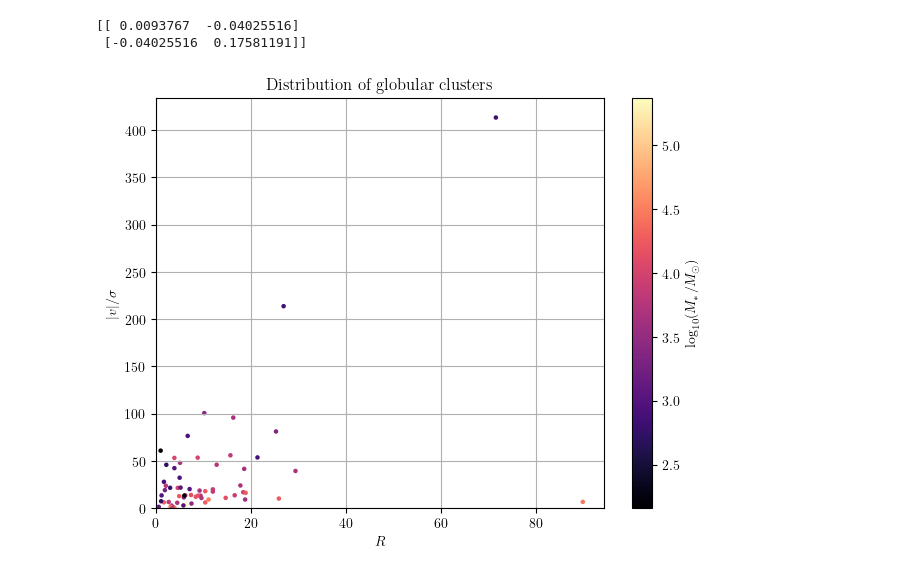
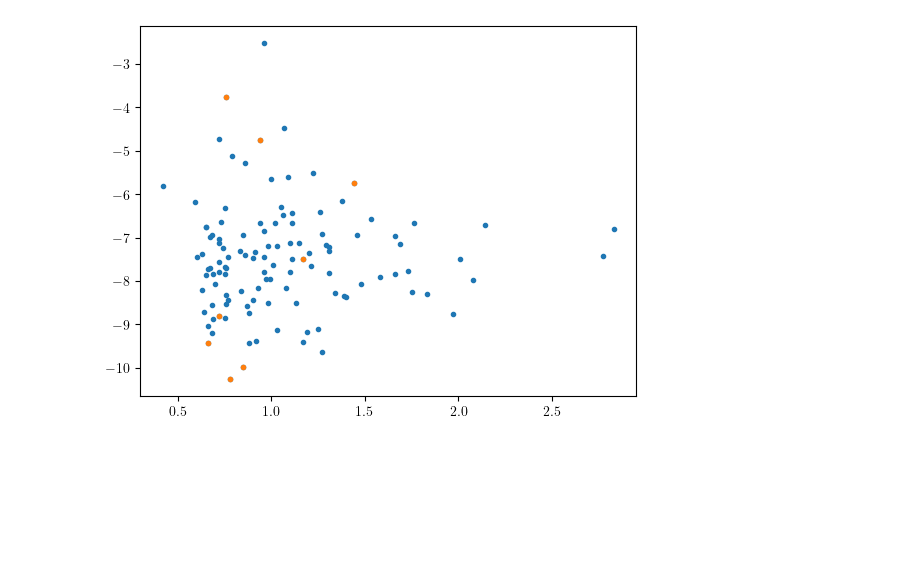
Before and after one commit to eddikebrygger/PHYS3116---Project, a Jupyter notebook: toby_test.ipynb, the cells around one changed output. Drawn from its saved outputs; the diff is of its cells as text; code cells hidden in the pictures; blank space fills up the shorter version.

```diff
--- a/toby_test.ipynb
+++ b/toby_test.ipynb
@@ -108,20 +44,9 @@ plt.show()
-# %%
-print(cov)
-# %% [output]
-[[ 0.0093767  -0.04025516]
- [-0.04025516  0.17581191]]
-# %%
-zmin , zmax = Mlog.min(),Mlog.max()
-plt.figure()
-plt.scatter(R_gc,abs(v_GSR)/sig_v,5,Mlog,cmap='magma',vmin=zmin,vmax=zmax)
-plt.colorbar(label =r'$\log_{10}(M_*/M_\odot)$')
-plt.xlabel(r'$R$')
-plt.ylabel(r'$|v|/\sigma$')
-plt.grid()
-plt.tight_layout()
-plt.xlim(0)
-plt.ylim(0)
-plt.title(r'Distribution of globular clusters')
-plt.show()
-# %% [output]
-[figure, removed]
+# %%
+AcGB = [12,28,37,39,45,78,132,133,105,155]
+
+plt.figure()
+plt.plot(BmV,M_V,'.')
+plt.plot(BmV[AcGB],M_V[AcGB],'.')
+plt.show()
+# %% [output]
+[figure, added]
```
Also changed, not shown: parts of 11 cells of this notebook, 3 other files.
